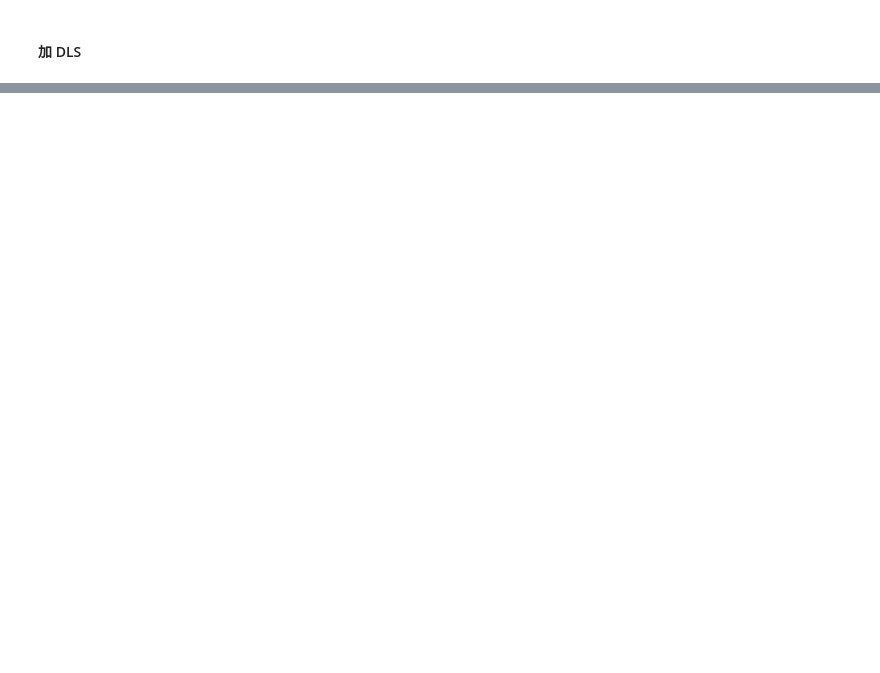
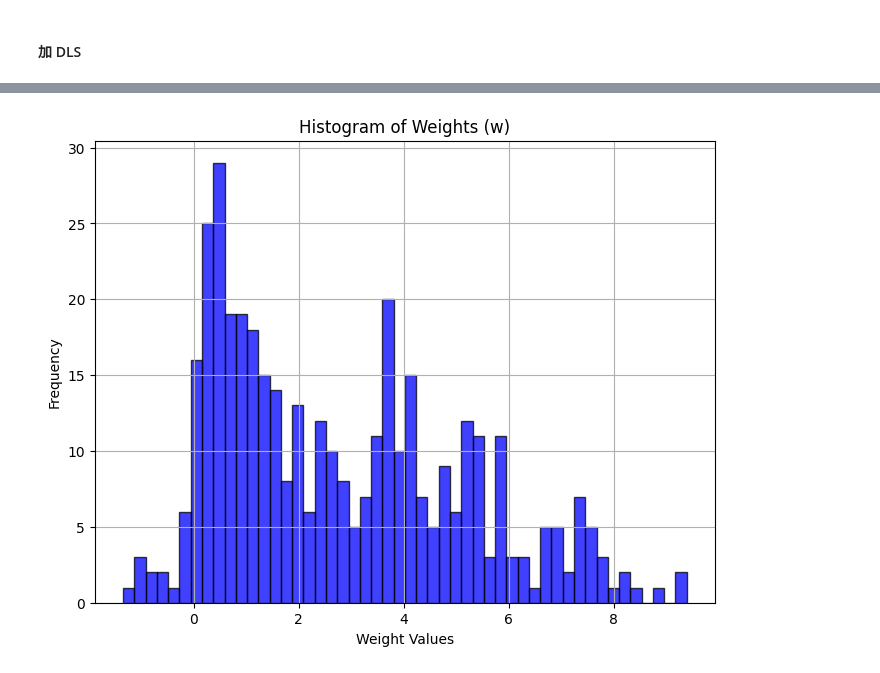
Before and after one commit to wuwywu/dynPy, a Jupyter notebook: examples/DLS/test_DLS.ipynb, the cells around one changed output, grey strips where cells are left out. Saved outputs shown, nothing was run; the diff lists cells and outputs as text; code cells hidden in the pictures; blank space fills up the shorter version.

```diff
--- a/examples/DLS/test_DLS.ipynb
+++ b/examples/DLS/test_DLS.ipynb
@@ -152,0 +164,14 @@ print(eigenvalues_pre[1], eigenvalues_pre[-1])
+# %%
+# 展平成一维数组，方便绘制直方图
+w_flat = w[connM>1e-5].flatten()
+
+# 绘制 w 的直方图
+plt.figure(figsize=(8, 6))
+plt.hist(w_flat, bins=50, alpha=0.75, color='blue', edgecolor='black')
+plt.title('Histogram of Weights (w)')
+plt.xlabel('Weight Values')
+plt.ylabel('Frequency')
+plt.grid(True)
+plt.show()
+# %% [output]
+[figure, added]
```
Also changed, not shown: parts of 9 cells of this notebook, 3 other files.
